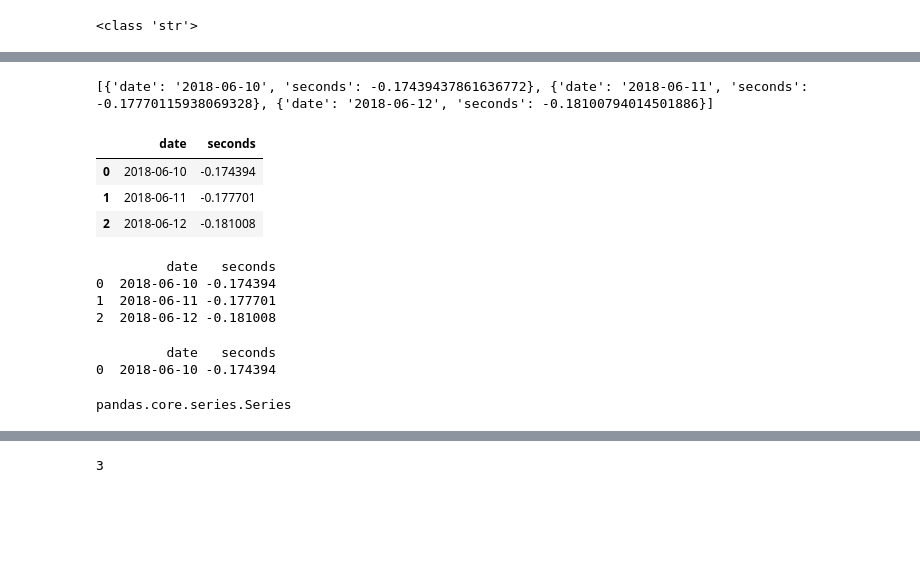
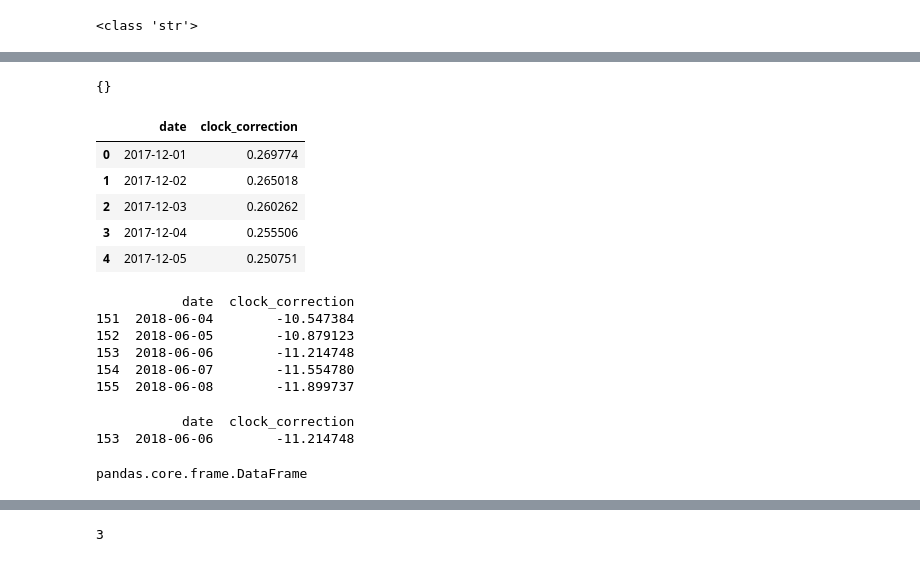
Before and after one commit to GeoscienceAustralia/hiperseis, a Jupyter notebook: notebooks/read_parse_stationxml_with_json.ipynb, the cells around one changed output, grey strips where cells are left out. Cells and saved outputs as stored; diff of their text form; code cells hidden in the pictures; blank space fills up the shorter version.

```diff
--- a/notebooks/read_parse_stationxml_with_json.ipynb
+++ b/notebooks/read_parse_stationxml_with_json.ipynb
@@ -52,8 +56,9 @@ type <class 'obspy.core.utcdatetime.UTCDateTime'>
 2017-11-06T02:31:42.000000Z 2018-06-09T05:29:53.000000Z
 # %%
 # extra_meta = our_inv.networks[0].stations[0].extra.gpsclockcorrection.value
+
 #extra_meta = stn_meta[2].extra.metadata_ga.value
-extra_meta = stn_meta[2].extra.GAMetadata.value
+extra_meta = stn_meta[0].extra.GAMetadata.value
 
 print(type(extra_meta))
 # %% [output]
@@ -85,35 +117,39 @@ KeyError: 'gps_clock_corrections'
 # %%
 
-print (mdata['gps_clock_corrections'])
+print (mdata["ORIENT_CORRECTION"])
 # %% [output]
-[{'date': '2018-06-10', 'seconds': -0.17439437861636772}, {'date': '2018-06-11', 'seconds': -0.17770115938069328}, {'date': '2018-06-12', 'seconds': -0.18100794014501886}]
+{}
 # %%
 # https://pbpython.com/pandas-list-dict.html
 
 import pandas as pd
 
-df_clock_correction = pd.DataFrame(mdata['gps_clock_corrections'])
+df_clock_correction = pd.DataFrame(mdata['GPS_CORRECTION'])
 df_clock_correction.head()
 # %% [output]
-|  | date | seconds |
-| 0 | 2018-06-10 | -0.174394 |
-| 1 | 2018-06-11 | -0.177701 |
-| 2 | 2018-06-12 | -0.181008 |
+|  | date | clock_correction |
+| 0 | 2017-12-01 | 0.269774 |
+| 1 | 2017-12-02 | 0.265018 |
+| 2 | 2017-12-03 | 0.260262 |
+| 3 | 2017-12-04 | 0.255506 |
+| 4 | 2017-12-05 | 0.250751 |
 # %%
 print (df_clock_correction.tail())
 # %% [output]
-         date   seconds
-0  2018-06-10 -0.174394
-1  2018-06-11 -0.177701
-2  2018-06-12 -0.181008
+           date  clock_correction
+151  2018-06-04        -10.547384
+152  2018-06-05        -10.879123
+153  2018-06-06        -11.214748
+154  2018-06-07        -11.554780
+155  2018-06-08        -11.899737
 # %%
 # get correction for a certain date YYYY-MM-DD
-print(df_clock_correction.loc[df_clock_correction["date"] =="2018-06-10"])
+print(df_clock_correction.loc[df_clock_correction["date"] =="2018-06-06"])
 # %% [output]
-         date   seconds
-0  2018-06-10 -0.174394
+           date  clock_correction
+153  2018-06-06        -11.214748
 # %%
-type(df_clock_correction.query('date == "2018-06-10" ').seconds)
+type(df_clock_correction.query('date == "2018-06-06" '))
 # %% [output]
-pandas.core.series.Series
+pandas.core.frame.DataFrame
 # %%
```
Also changed, not shown: parts of 17 cells of this notebook, 1 other file.
